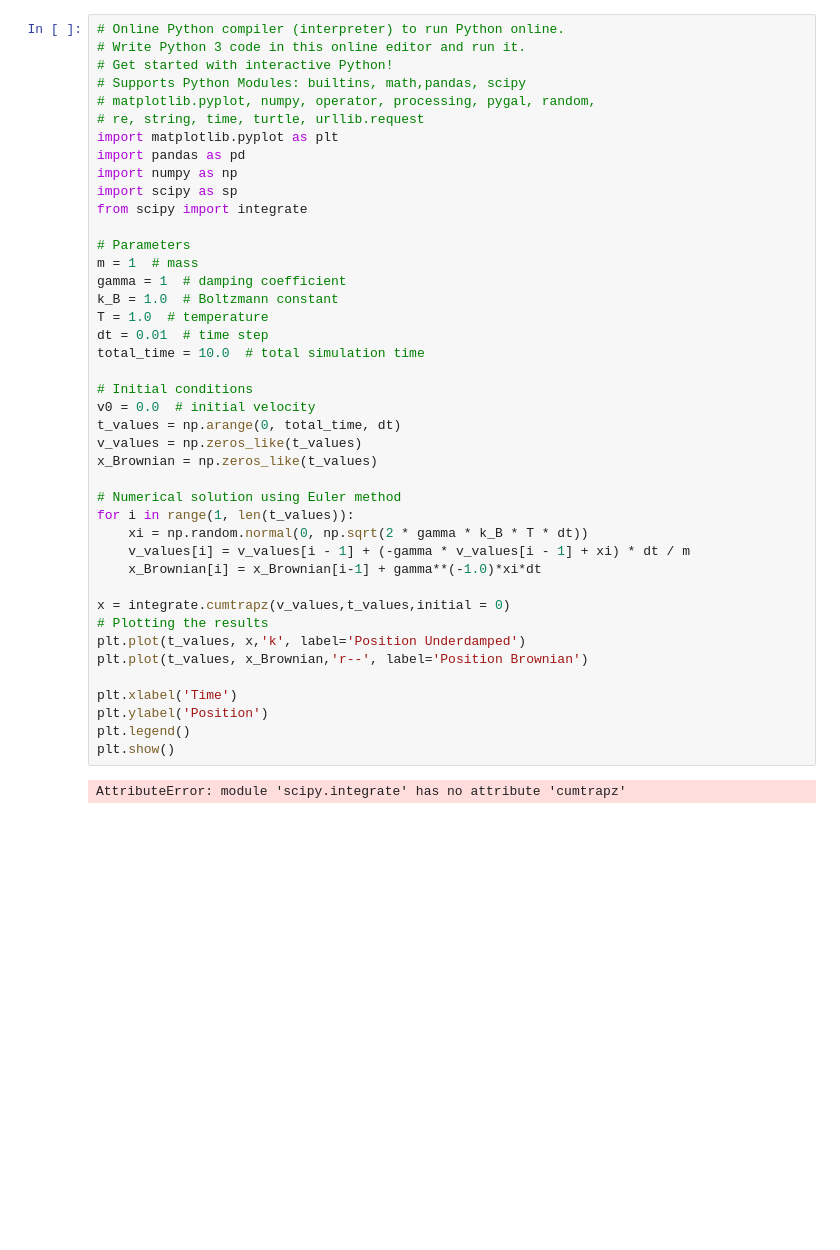
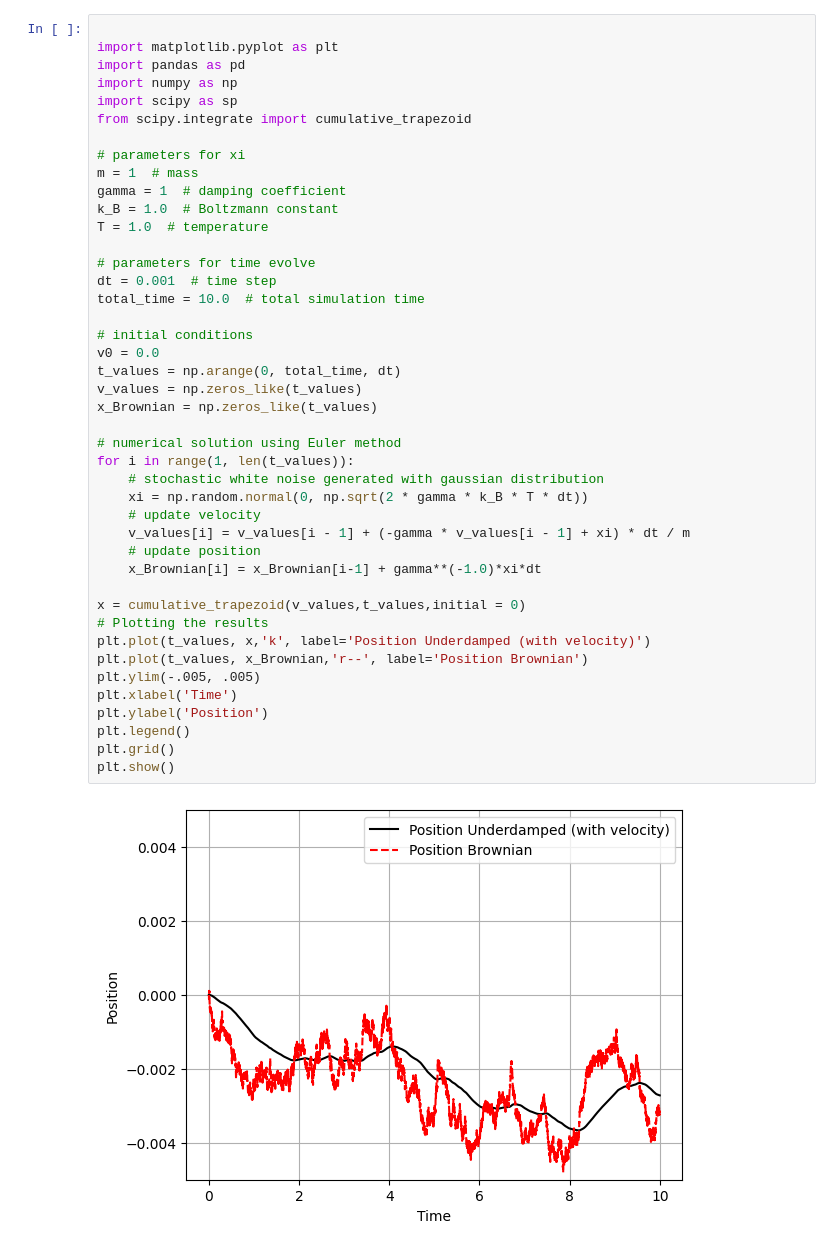
Before and after one commit to xqyn/modeling, a Jupyter notebook: brownie_motion.ipynb, the cells around one changed output. Cells and saved outputs as stored; diff of their text form; blank space fills up the shorter version.

```diff
--- a/brownie_motion.ipynb
+++ b/brownie_motion.ipynb
@@ -42,47 +61,48 @@ plt.show()
 # %%
-# Online Python compiler (interpreter) to run Python online.
-# Write Python 3 code in this online editor and run it.
-# Get started with interactive Python!
-# Supports Python Modules: builtins, math,pandas, scipy
-# matplotlib.pyplot, numpy, operator, processing, pygal, random,
-# re, string, time, turtle, urllib.request
+
 import matplotlib.pyplot as plt
 import pandas as pd
 import numpy as np
 import scipy as sp
-from scipy import integrate
+from scipy.integrate import cumulative_trapezoid
 
-# Parameters
+# parameters for xi
 m = 1  # mass
 gamma = 1  # damping coefficient
 k_B = 1.0  # Boltzmann constant
 T = 1.0  # temperature
-dt = 0.01  # time step
+
+# parameters for time evolve
+dt = 0.001  # time step
 total_time = 10.0  # total simulation time
 
-# Initial conditions
-v0 = 0.0  # initial velocity
+# initial conditions
+v0 = 0.0
 t_values = np.arange(0, total_time, dt)
 v_values = np.zeros_like(t_values)
 x_Brownian = np.zeros_like(t_values)
 
-# Numerical solution using Euler method
+# numerical solution using Euler method
 for i in range(1, len(t_values)):
+    # stochastic white noise generated with gaussian distribution
     xi = np.random.normal(0, np.sqrt(2 * gamma * k_B * T * dt))
+    # update velocity
     v_values[i] = v_values[i - 1] + (-gamma * v_values[i - 1] + xi) * dt / m
+    # update position
     x_Brownian[i] = x_Brownian[i-1] + gamma**(-1.0)*xi*dt
 
-x = integrate.cumtrapz(v_values,t_values,initial = 0)
+x = cumulative_trapezoid(v_values,t_values,initial = 0)
 # Plotting the results
-plt.plot(t_values, x,'k', label='Position Underdamped')
+plt.plot(t_values, x,'k', label='Position Underdamped (with velocity)')
 plt.plot(t_values, x_Brownian,'r--', label='Position Brownian')
-
+plt.ylim(-.005, .005)
 plt.xlabel('Time')
 plt.ylabel('Position')
 plt.legend()
+plt.grid()
 plt.show()
 # %% [output]
-AttributeError: module 'scipy.integrate' has no attribute 'cumtrapz'
+[figure, added]
 # %%
 import numpy as np
 import matplotlib.pyplot as plt
```
Also changed, not shown: parts of 6 cells of this notebook.
